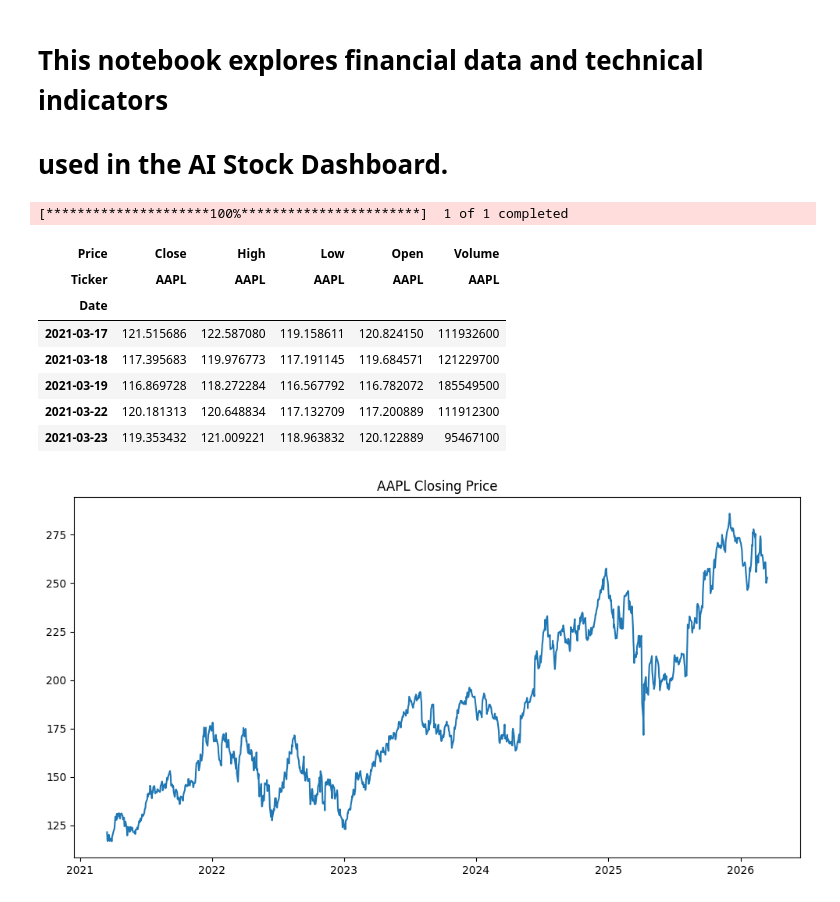
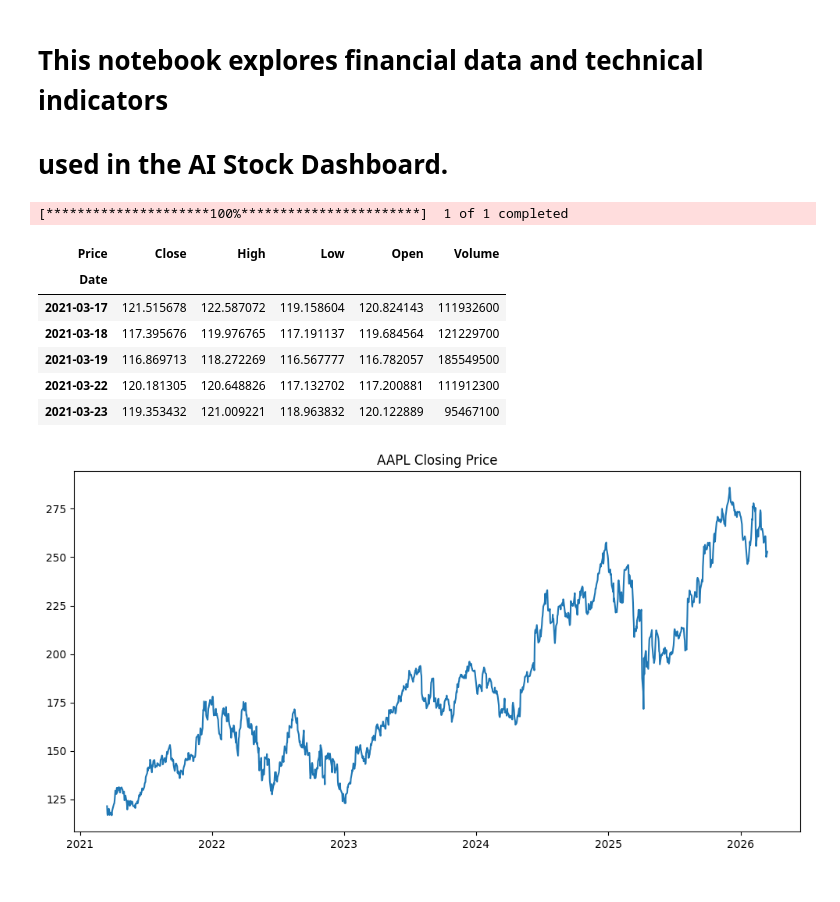
Before and after one commit to kriSHah1010/Stock_Ai_dashboard, a Jupyter notebook: notebooks/exploration.ipynb, the cells around one changed output. Drawn from its saved outputs; the diff is of its cells as text; code cells hidden in the pictures.

```diff
--- a/notebooks/exploration.ipynb
+++ b/notebooks/exploration.ipynb
@@ -31,16 +31,18 @@ import matplotlib.pyplot as plt
 import seaborn as sns
 # %%
 data = yf.download("AAPL", period="5y")
+
+data.columns = data.columns.get_level_values(0)
+
 data.head()
 # %% [output]
 [*********************100%***********************]  1 of 1 completed
 | Price | Close | High | Low | Open | Volume |
-| Ticker | AAPL | AAPL | AAPL | AAPL | AAPL |
 | Date |  |  |  |  |  |
-| 2021-03-17 | 121.515686 | 122.587080 | 119.158611 | 120.824150 | 111932600 |
-| 2021-03-18 | 117.395683 | 119.976773 | 117.191145 | 119.684571 | 121229700 |
-| 2021-03-19 | 116.869728 | 118.272284 | 116.567792 | 116.782072 | 185549500 |
-| 2021-03-22 | 120.181313 | 120.648834 | 117.132709 | 117.200889 | 111912300 |
+| 2021-03-17 | 121.515678 | 122.587072 | 119.158604 | 120.824143 | 111932600 |
+| 2021-03-18 | 117.395676 | 119.976765 | 117.191137 | 119.684564 | 121229700 |
+| 2021-03-19 | 116.869713 | 118.272269 | 116.567777 | 116.782057 | 185549500 |
+| 2021-03-22 | 120.181305 | 120.648826 | 117.132702 | 117.200881 | 111912300 |
 | 2021-03-23 | 119.353432 | 121.009221 | 118.963832 | 120.122889 | 95467100 |
 # %%
 plt.figure(figsize=(12,6))
```
Also changed, not shown: parts of 4 cells of this notebook.
